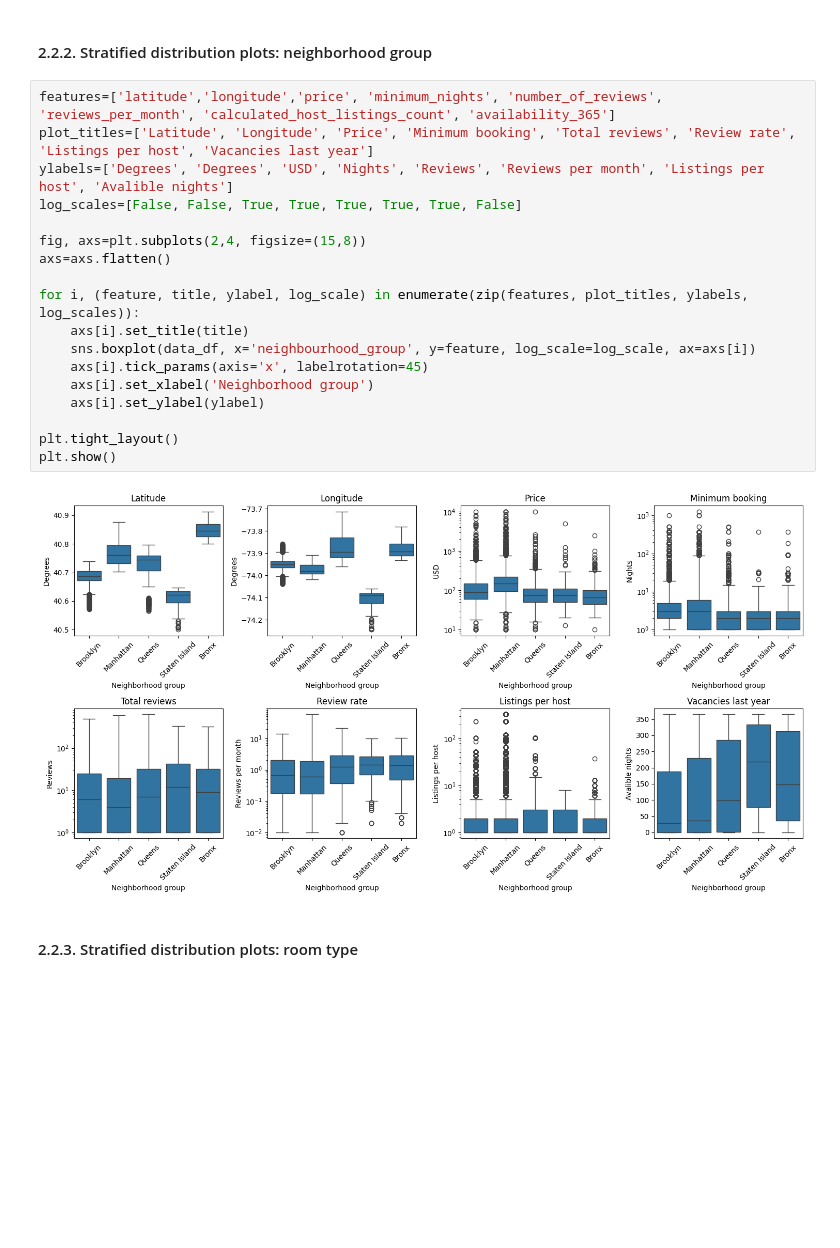
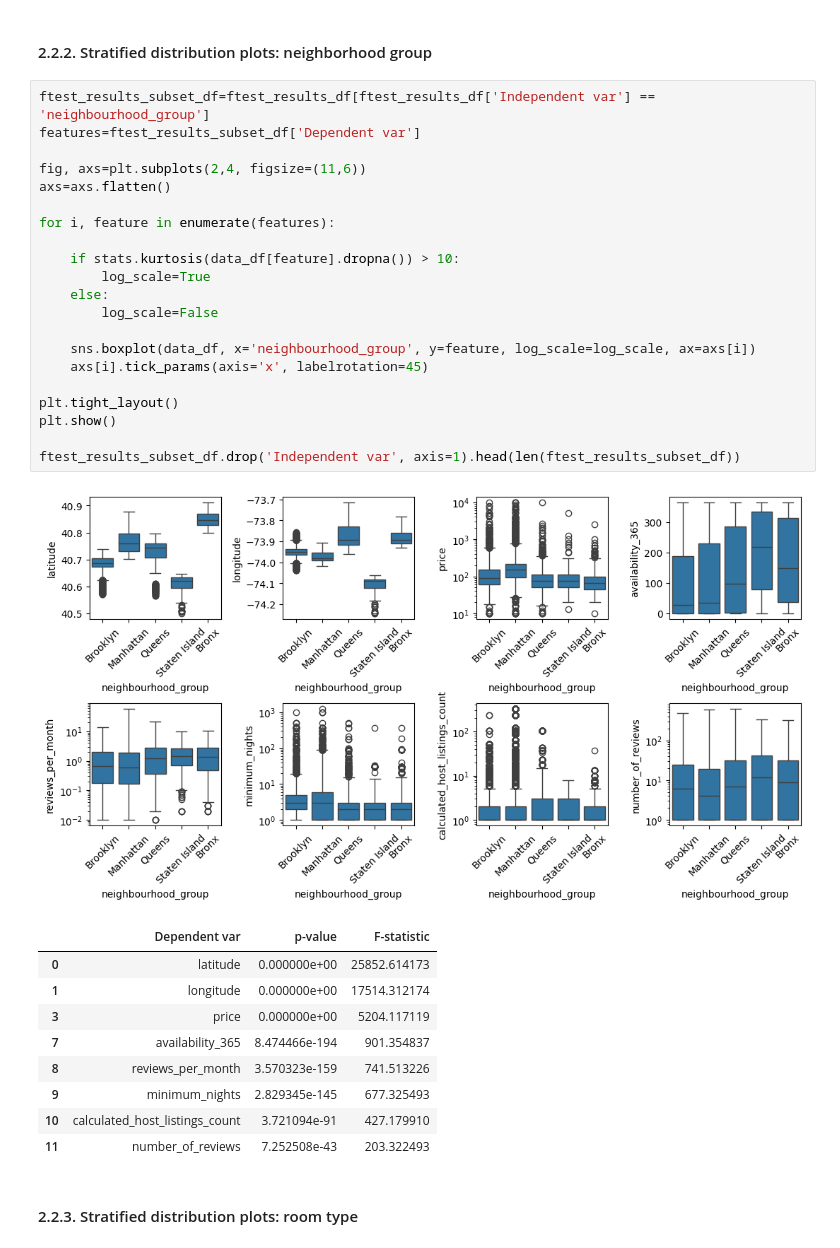
Before and after one commit to gperdrizet/gperdrizet-data-preprocessing-project-tutorial, a Jupyter notebook: gperdrizet_correlations.ipynb, the cells around one changed output. Drawn from its saved outputs; the diff is of its cells as text; blank space fills up the shorter version.

```diff
--- a/gperdrizet_correlations.ipynb
+++ b/gperdrizet_correlations.ipynb
@@ -105,25 +91,37 @@ ftest_results.head(len(ftest_results))
 # %% [markdown]
 #### 2.2.2. Stratified distribution plots: neighborhood group
-# %%
-features=['latitude','longitude','price', 'minimum_nights', 'number_of_reviews', 'reviews_per_month', 'calculated_host_listings_count', 'availability_365']
-plot_titles=['Latitude', 'Longitude', 'Price', 'Minimum booking', 'Total reviews', 'Review rate', 'Listings per host', 'Vacancies last year']
-ylabels=['Degrees', 'Degrees', 'USD', 'Nights', 'Reviews', 'Reviews per month', 'Listings per host', 'Avalible nights']
-log_scales=[False, False, True, True, True, True, True, False]
-
-fig, axs=plt.subplots(2,4, figsize=(15,8))
-axs=axs.flatten()
-
-for i, (feature, title, ylabel, log_scale) in enumerate(zip(features, plot_titles, ylabels, log_scales)):
-    axs[i].set_title(title)
-    sns.boxplot(data_df, x='neighbourhood_group', y=feature, log_scale=log_scale, ax=axs[i])
-    axs[i].tick_params(axis='x', labelrotation=45)
-    axs[i].set_xlabel('Neighborhood group')
-    axs[i].set_ylabel(ylabel)
-
-plt.tight_layout()
-plt.show()
-# %% [output]
-[figure, removed]
+# %%
+ftest_results_subset_df=ftest_results_df[ftest_results_df['Independent var'] == 'neighbourhood_group']
+features=ftest_results_subset_df['Dependent var']
+
+fig, axs=plt.subplots(2,4, figsize=(11,6))
+axs=axs.flatten()
+
+for i, feature in enumerate(features):
+
+    if stats.kurtosis(data_df[feature].dropna()) > 10:
+        log_scale=True
+    else:
+        log_scale=False
+
+    sns.boxplot(data_df, x='neighbourhood_group', y=feature, log_scale=log_scale, ax=axs[i])
+    axs[i].tick_params(axis='x', labelrotation=45)
+
+plt.tight_layout()
+plt.show()
+
+ftest_results_subset_df.drop('Independent var', axis=1).head(len(ftest_results_subset_df))
+# %% [output]
+[figure, added]
+|  | Dependent var | p-value | F-statistic |
+| 0 | latitude | 0.000000e+00 | 25852.614173 |
+| 1 | longitude | 0.000000e+00 | 17514.312174 |
+| 3 | price | 0.000000e+00 | 5204.117119 |
+| 7 | availability_365 | 8.474466e-194 | 901.354837 |
+| 8 | reviews_per_month | 3.570323e-159 | 741.513226 |
+| 9 | minimum_nights | 2.829345e-145 | 677.325493 |
+| 10 | calculated_host_listings_count | 3.721094e-91 | 427.179910 |
+| 11 | number_of_reviews | 7.252508e-43 | 203.322493 |
 # %% [markdown]
 #### 2.2.3. Stratified distribution plots: room type
 # %%
```
Also changed, not shown: parts of 9 cells of this notebook.
